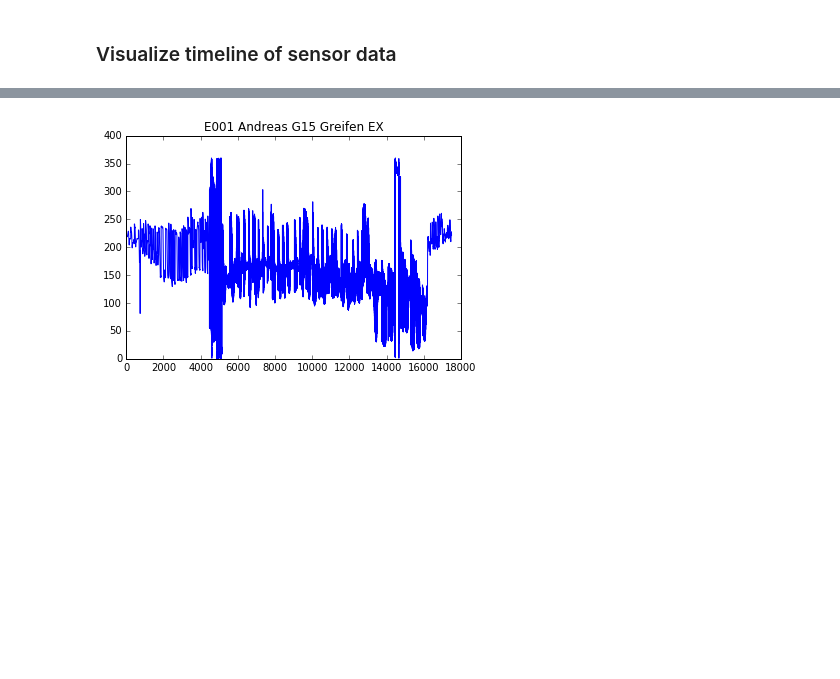
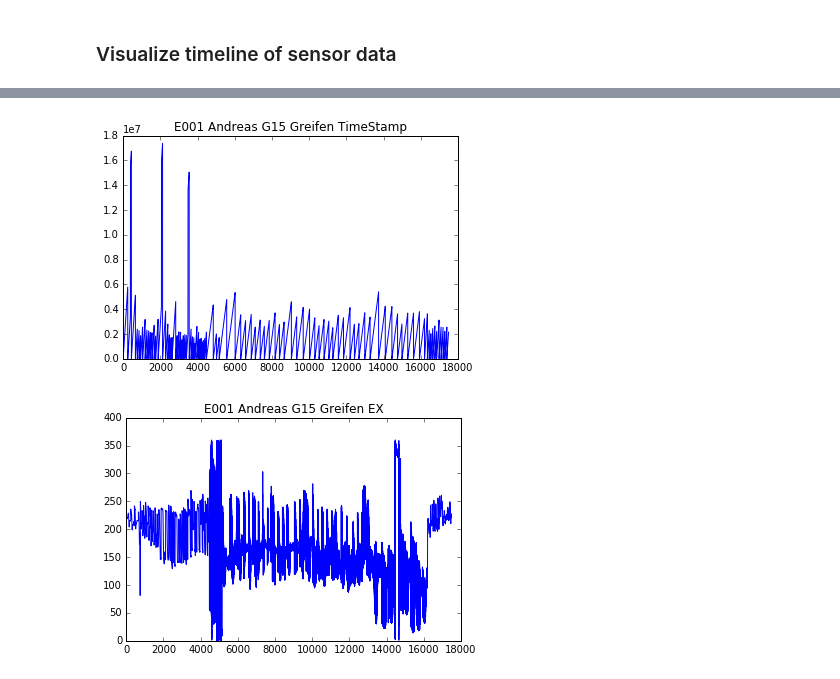
Before and after one commit to Make-O-Matic/MOM-Engine, a Jupyter notebook: data_preprocess.ipynb, the cells around one changed output, grey strips where cells are left out. Saved outputs shown, nothing was run; the diff lists cells and outputs as text; code cells hidden in the pictures; blank space fills up the shorter version.

```diff
--- a/data_preprocess.ipynb
+++ b/data_preprocess.ipynb
@@ -225,3 +345,8 @@ def myplot(var):
+# %%
+var = 'TimeStamp'
+myplot(var)
+# %% [output]
+[figure, added]
 # %%
 var = 'EX'
 myplot(var)
```
Also changed, not shown: parts of 13 cells of this notebook.
